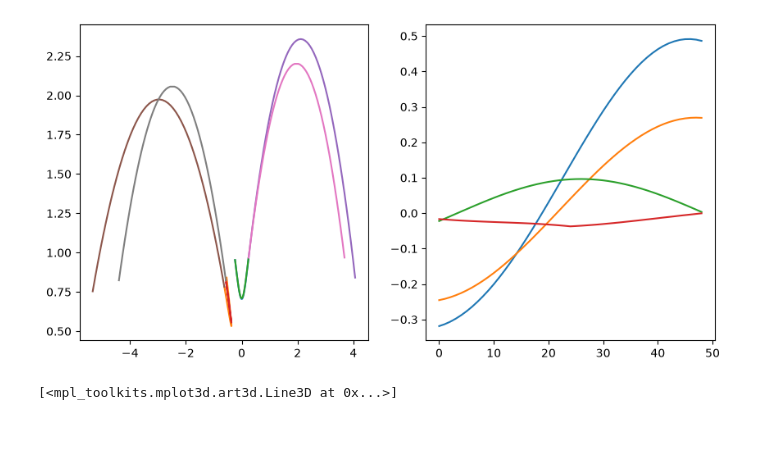
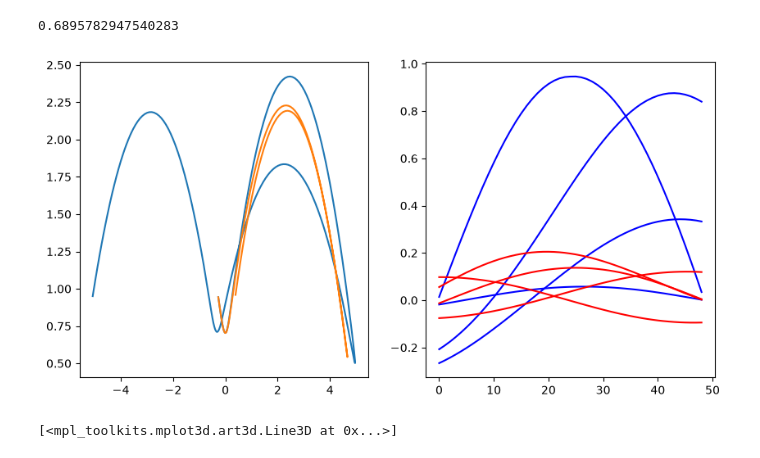
Before and after one commit to GLembrez/NMM-hopper, a Jupyter notebook: controller.ipynb, the cells around one changed output. Drawn from its saved outputs; the diff is of its cells as text; code cells hidden in the pictures; blank space fills up the shorter version.

Commit message:
added baseline comparison

```diff
--- a/controller.ipynb
+++ b/controller.ipynb
@@ -61,3 +61,7 @@ LUT_S1_,Emin_S1_,Emax_S1_ = getLUT(S1_)
 
 solver_RL = Solver(50,40,1,Emin_S1_,Emax_S1_,LUT_S1_,True)
 solver_L = Solver(50,40,1,Emin_L1_,Emax_L1_,LUT_L1_,False)
+solver_B = Solver(50,40,1,Emin_L1_,Emax_L1_,LUT_L1_,False)
+
+print(Emin_S1,Emax_S1)
+print(Emin_L1,Emax_L1)
@@ -91,7 +98,7 @@ xf_init = [fw[:,solver_RL.N:],fw_to_bw[:,solver_RL.N:]]
 dt_init = cs.vertcat(u_fw[6]+u_fw[8],u_fw[7],u_fw[6]+u_fw[8],u_fw[7])
 solver_RL.initialize(x0,xs_init,xf_init,dt_init)
 start = time()
-sol = solver_RL.solve()
+sol_step1 = solver_RL.solve()
 end = time()
 print(end-start)
 # %% [output]
@@ -99,29 +126,61 @@ print(end-start)
+# %%
+# baseline
+x0 = fw[[0,1,3,4],0]
+xs_init = [fw[[0,1,3,4],:solver_RL.N],fw_to_bw[[0,1,3,4],:solver_RL.N]]
+xf_init = [fw[:,solver_RL.N:],fw_to_bw[:,solver_RL.N:]]
+dt_init = cs.vertcat(u_fw[6]+u_fw[8],u_fw[7],u_fw[6]+u_fw[8],u_fw[7])
+solver_B.initialize(x0,xs_init,xf_init,dt_init)
+start = time()
+sol_baseline = solver_B.solve()
+end = time()
+print(end-start)
+# %% [output]
+0.6895782947540283
 # %%
+traj = [
+    sol_step1["stance"][0],
+    sol_step1["flight"][0][[0,1,3,4],:],
+    sol_step2["stance"][0],
+    sol_step2["flight"][0][[0,1,3,4],:],
+    sol_step2["stance"][1],
+    sol_step2["flight"][1][[0,1,3,4],:]
+]
+traj_baseline = [
+    sol_baseline["stance"][0],
+    sol_baseline["flight"][0][[0,1,3,4],:],
+    sol_baseline["stance"][1],
+    sol_baseline["flight"][1][[0,1,3,4],:]
+]
+for i in range(1,6):
+    traj[i][0,:] += traj[i-1][0,-1] - traj[i][0,0]
+for i in range(1,4):
+    traj_baseline[i][0,:] += traj_baseline[i-1][0,-1] - traj_baseline[i][0,0]
+traj = np.hstack(traj)
+traj_baseline = np.hstack(traj_baseline)
+
+
 plt.figure(figsize=(10,5))
 plt.subplot(1,2,2)
-for us in sol["stance_control"]:
-    plt.plot(us)
-for uf in sol["flight_control"]:
-    plt.plot(uf)
+for us in sol_step1["stance_control"]:
+    plt.plot(us,color='blue')
+for uf in sol_step1["flight_control"]:
+    plt.plot(uf,color='blue')
+for us in sol_baseline["stance_control"]:
+    plt.plot(us,color='red')
+for uf in sol_baseline["flight_control"]:
+    plt.plot(uf,color='red')
+
+plt.subplot(1,2,1)
+# plt.ylim(0,3)
+plt.plot(traj[0,:],traj[1,:])
+plt.plot(traj_baseline[0,:],traj_baseline[1,:])
 # plt.plot(fw[0,:],fw[1,:])
-# plt.plot(xs_init[0][0,:].T,xs_init[0][1,:].T)
-# plt.plot(xf_init[0][0,:].T,xf_init[0][1,:].T)
-plt.subplot(1,2,1)
-for xs in sol["stance"]:
-    plt.plot(xs[0,:],xs[1,:])
-for xs in xs_init:
-    plt.plot(xs[0,:],xs[1,:])
+# plt.plot(fw_to_bw[0,:],fw_to_bw[1,:])
+# plt.plot(bw[0,:],bw[1,:])
 
-for xf in sol["flight"]:
-    plt.plot(xf[0,:],xf[1,:])
-for xf in xf_init:
-    plt.plot(xf[0,:],xf[1,:])
-# plt.plot(bw[0,:],bw[1,:])
-# plt.plot(fw_to_bw[0,:],fw_to_bw[1,:])
-# plt.plot(bw_to_fw[0,:],bw_to_fw[1,:])
 plt.show()
 # %% [output]
-[figure, old version]
+[figure, new version]
 # %%
 E_grid = np.linspace(Emin_S1,Emax_S1,1000).reshape((-1,))
 S1_i = np.zeros((1000,11))
```
Also changed, not shown: parts of 5 cells of this notebook, 5 other files.
